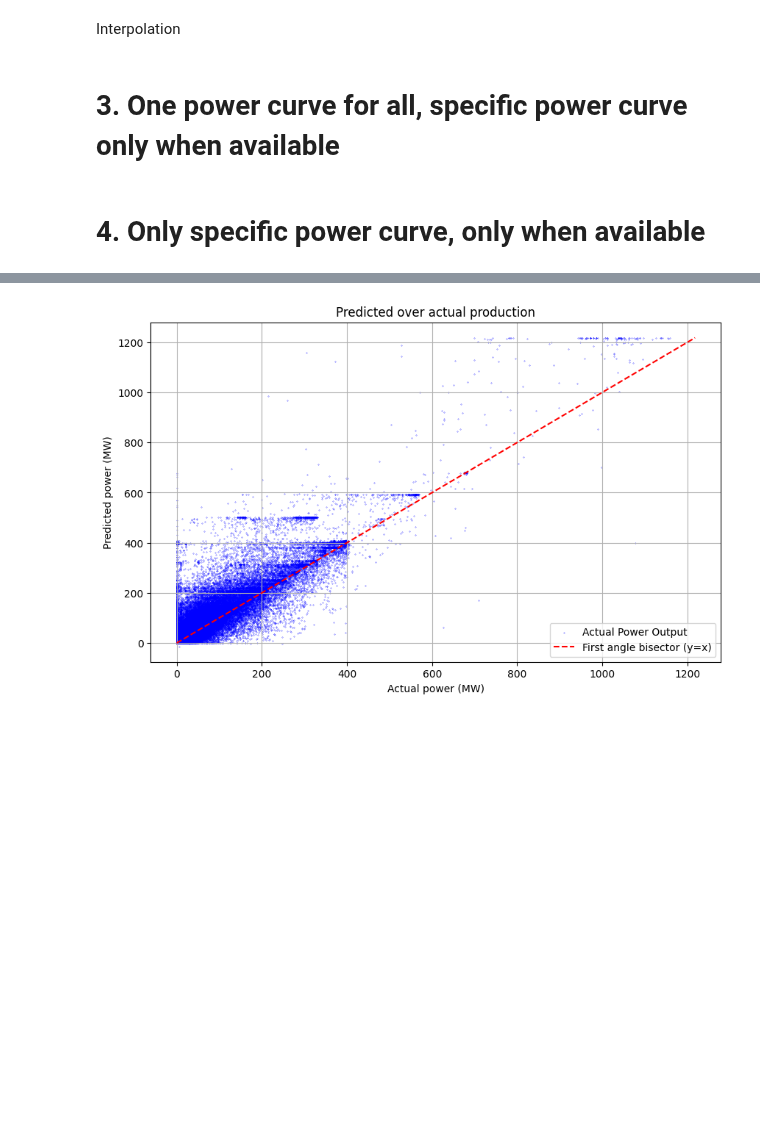
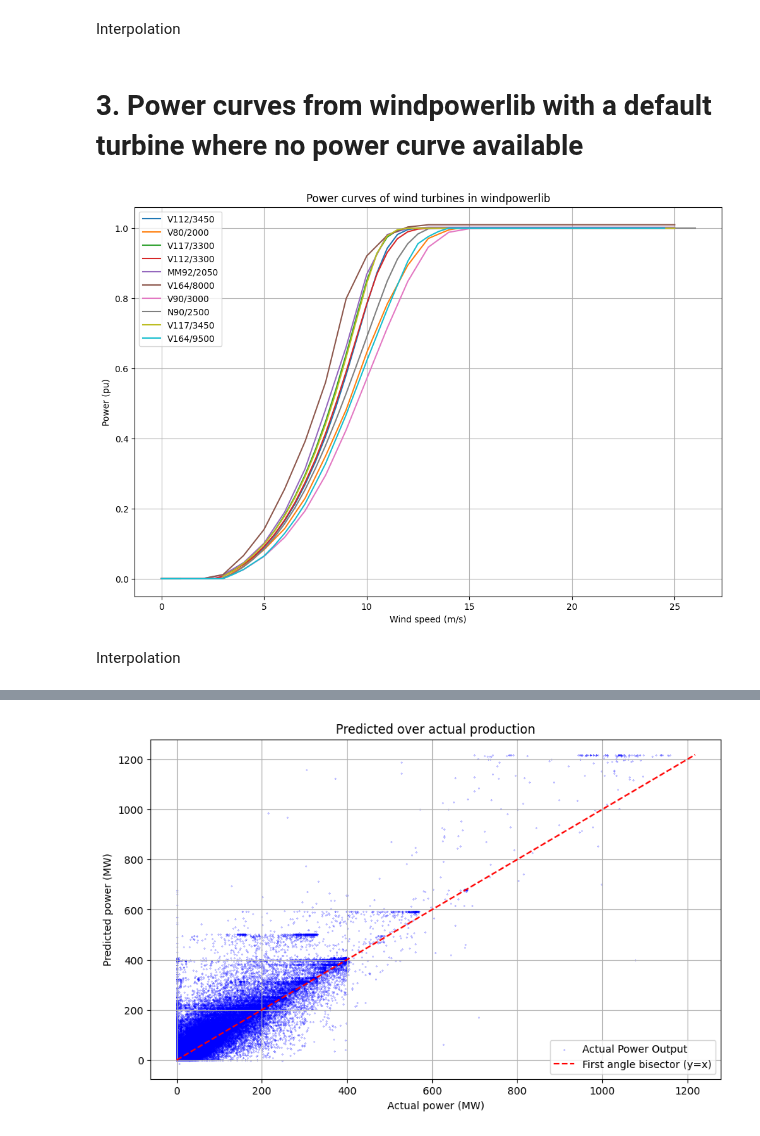
Before and after one commit to el-gif/Webapp, a Jupyter notebook: Benchmarking power curve.ipynb, the cells around one changed output, grey strips where cells are left out. Drawn from its saved outputs; the diff is of its cells as text; code cells hidden in the pictures; blank space fills up the shorter version.

```diff
--- a/Benchmarking power curve.ipynb
+++ b/Benchmarking power curve.ipynb
@@ -23,6 +23,8 @@ for wpp in WPP_production_wind:
     all_capacities.append(wpp["Capacity"])
     all_commissioning_dates.append(wpp["Commission_date"] if wpp["Commission_date"] != "nan" else "2015/06")
     all_production_data.append(wpp["Production"])
+
+turbine_types_set = set(all_turbine_types)
 
 # Alle Werte auf zwei Nachkommastellen runden
 all_hub_heights = np.round(all_hub_heights, decimals=2)
@@ -52,8 +54,8 @@ current_date = pd.Timestamp("2024-12-01")
 ages = current_date.year * 12 + current_date.month - (standardised_dates.year * 12 + standardised_dates.month)
 
 # Kombinierte Features und Outputs erstellen
-combined_features = []
-output = []
+combined_features_raw = []
+output_raw = []
 
 # Daten in Feature-Arrays konvertieren
 for idx, production_data in enumerate(all_production_data):
@@ -73,7 +75,7 @@ for idx, production_data in enumerate(all_production_data):
 
     import pandas as pd
 
-    # Kombinieren in DataFrame, ohne dtype-Konvertierung (bei numpy arrays muss niedrigster gemeinsamer Datentyp gewählt werden, was string wäre wegen turbine_type_repeated)
+    # Kombinieren in DataFrame, da ohne dtype-Konvertierung möglich (bei numpy arrays muss niedrigster gemeinsamer Datentyp gewählt werden, was string wäre wegen turbine_type_repeated)
     combined_chunk = pd.concat([
         pd.DataFrame(turbine_type_repeated, columns=["Turbine_Type"]),
         pd.DataFrame(hub_height_repeated, columns=["Hub_Height"]),
@@ -83,11 +85,11 @@ for idx, production_data in enumerate(all_production_data):
     ], axis=1)
 
     # Füge die Daten hinzu
-    combined_features.append(combined_chunk)
-    output.append(production_values)
+    combined_features_raw.append(combined_chunk)
+    output_raw.append(production_values)
 
 # Kombinieren aller Datensätze in einem großen Array
-combined_features_raw = np.vstack(combined_features)
-output = np.vstack(output)
-output_raw = np.round(output, decimals=2)
+combined_features_raw = np.vstack(combined_features_raw)
+output_raw = np.vstack(output_raw)
+output_raw = np.round(output_raw, decimals=2)
 # %% [markdown]
@@ -206,3 +239,54 @@ Interpolation
+# %% [markdown]
+<h1>3. Power curves from windpowerlib with a default turbine where no power curve available
+# %%
+from windpowerlib import WindTurbine
+from windpowerlib import data as wt
+import matplotlib.pyplot as plt
+
+# Turbinendaten abrufen
+turbine_data = wt.get_turbine_types(print_out=False)
+
+# Liste zum Speichern der erstellten WindTurbine-Objekte
+wind_turbines = []
+wind_turbines_names = []
+
+# Schleife über alle Turbinentypen im Set
+for turbine_type in turbine_types_set:
+    # Prüfen, ob der Turbinentyp in den Daten existiert
+    if turbine_type in turbine_data['turbine_type'].values:
+
+        hub_height = 100  # Nabenhöhe irrelevant für power curve
+
+        # Definition des WindTurbine-Dictionaries
+        turbine_dict = {
+            'turbine_type': turbine_type,
+            'hub_height': hub_height
+        }
+
+        # Dynamische Erstellung des WindTurbine-Objekts
+        wind_turbine = WindTurbine(**turbine_dict)
+
+        # Hinzufügen zur Liste
+        wind_turbines.append(wind_turbine)
+        wind_turbines_names.append(turbine_type)
+
+# Plot der Power Curves
+plt.figure(figsize=(12, 8))
+for turbine in wind_turbines:
+    if turbine.power_curve is not None:
+        plt.plot(turbine.power_curve['wind_speed'], turbine.power_curve['value'] / turbine.nominal_power,
+                 label=turbine.turbine_type)
+
+plt.xlabel('Wind speed (m/s)')
+plt.ylabel('Power (pu)')
+plt.title('Power curves of wind turbines in windpowerlib')
+plt.legend()
+plt.grid(True)
+plt.show()
+# %% [output]
+[figure, added]
+# %% [markdown]
+Interpolation
 # %%
 from scipy.interpolate import interp1d
 
@@ -242,2 +324,0 @@ predicted_power_output_2[wind_speeds_data > wind_speed_max] = 0
-# %% [markdown]
-<h1>3. One power curve for all, specific power curve only when available
@@ -246,2 +324,0 @@ predicted_power_output_3 = np.where(power_curve_available, predicted_power_outpu
-# %% [markdown]
-<h1>4. Only specific power curve, only when available
```
Also changed, not shown: parts of 27 cells of this notebook, 2 other files.
